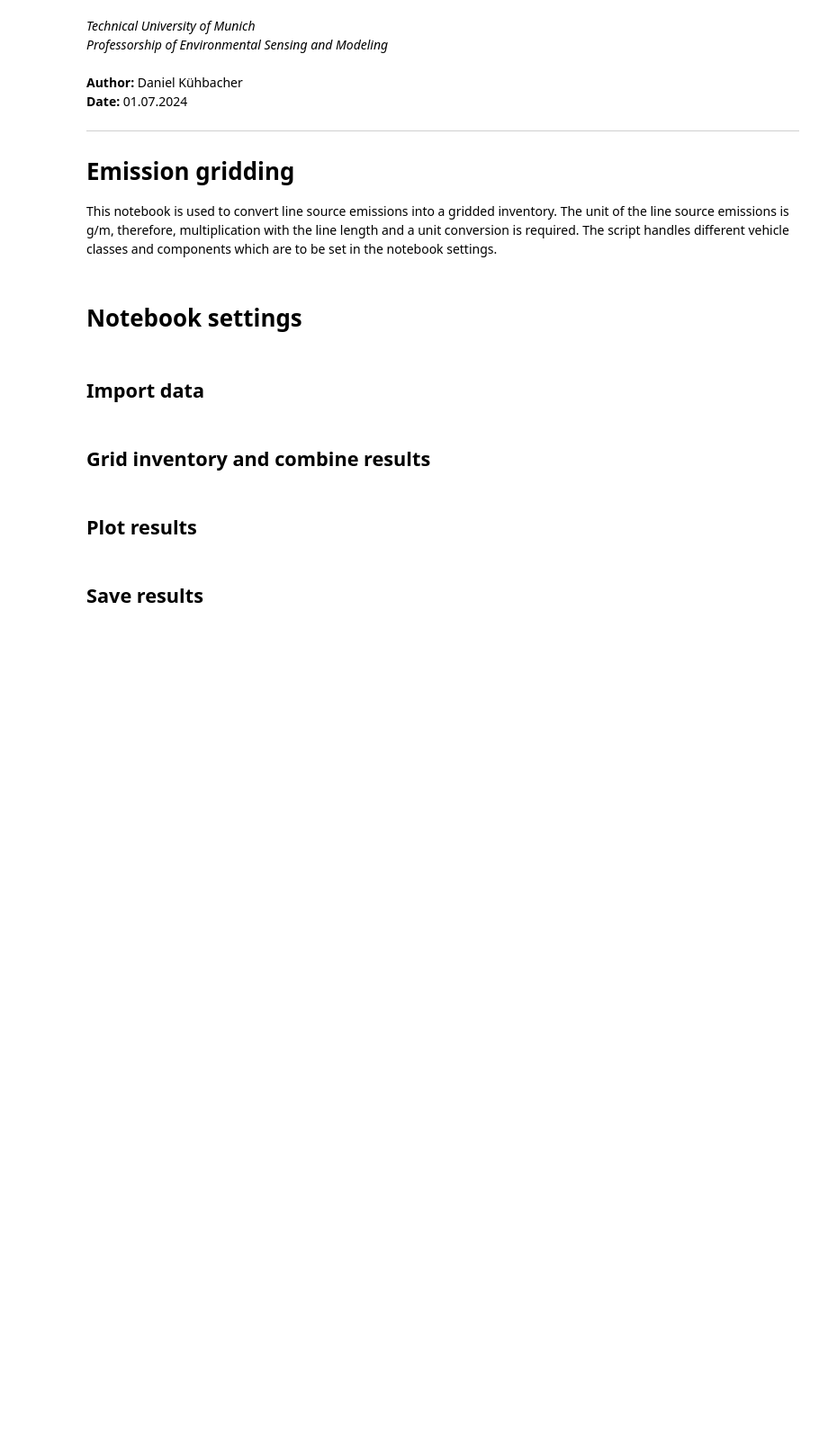
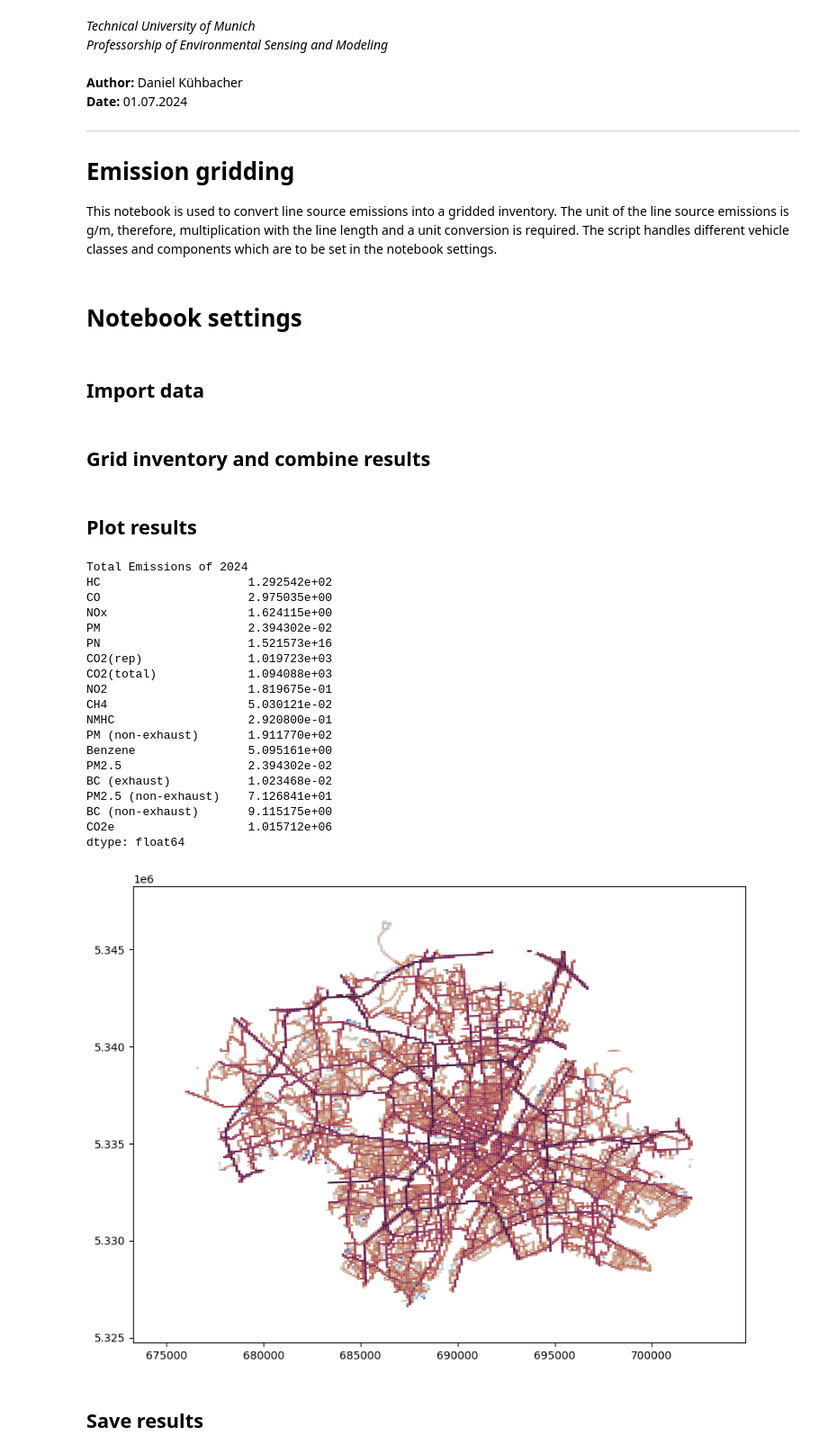
Before and after one commit to tum-esm/drive-inventory, a Jupyter notebook: notebooks/21_emission_gridding.ipynb, the cells around one changed output. Shown at 90% size. Drawn from its saved outputs; the diff is of its cells as text; code cells hidden in the pictures; blank space fills up the shorter version.

Commit message:
updated gridding

```diff
--- a/notebooks/21_emission_gridding.ipynb
+++ b/notebooks/21_emission_gridding.ipynb
@@ -68,30 +70,41 @@ em_hot = gpd.read_file(inventory_path + em_hot_filename)
 # import cold emission results
 if include_cold_start:
     em_cold = gpd.read_file(inventory_path + em_cold_filename)
+    cs_columns = em_cold.columns
+    # remove 'geometry' from columns
+    cs_components = [col for col in cs_columns if col != 'geometry']
+    cs_components = list(set([str(col).split('_')[1] for col in cs_components]))
 
 # import grid
 tno_grid = gpd.read_file(grid_file)
 # %% [markdown]
 ## Grid inventory and combine results
+# %%
+# perform gridding
+# initialize gridding object
+gridding_obj = GriddingEngine(input_grid=tno_grid, crs=em_hot.crs) # hot and cold inventory have the same crs
+
+em_hot_columns = [f'{v}_{c}' for v in vehicle_classes_hot for c in components]
+out_grid_hot = gridding_obj.overlay_grid(em_hot, value_columns= em_hot_columns, source_type='line_kilometer')
+
+if include_cold_start:
+    em_cold_columns = [f'{v}_{c}' for v in vehicle_classes_cold for c in cs_components]
+    out_grid_cold = gridding_obj.overlay_grid(em_cold, value_columns= em_cold_columns, source_type='line_kilometer')
 # %%
-# perform gridding
-# initialize gridding object
-gridding_obj = GriddingEngine(input_grid=tno_grid, crs = em_hot.crs) # hot and cold inventory have the same crs
-
-em_hot_columns = [f'{v}_{c}' for v in vehicle_classes_hot for c in components]
-out_grid_hot = gridding_obj.overlay_grid(em_hot, value_columns= em_hot_columns, source_type='line_kilometer')
-
-if include_cold_start:
-    em_cold_columns = [f'{v}_{c}' for v in vehicle_classes_cold for c in components]
-    out_grid_cold = gridding_obj.overlay_grid(em_cold, value_columns= em_cold_columns, source_type='line_kilometer')
 
 gridded_result = pd.DataFrame()
 for c in components:
-    hot_cols_to_sum = [f'{v}_{c}' for v in vehicle_classes_hot]
-    gridded_result[c] = out_grid_hot[hot_cols_to_sum].sum(axis = 1)
-    if include_cold_start:
-        cold_cols_to_sum = [f'{v}_{c}' for v in vehicle_classes_cold]
-        gridded_result[c] = out_grid_cold[cold_cols_to_sum].sum(axis = 1) + gridded_result[c]
+    try:
+        hot_cols_to_sum = [f'{v}_{c}' for v in vehicle_classes_hot]
+        gridded_result[c] = out_grid_hot[hot_cols_to_sum].sum(axis = 1)
+        try:
+            if include_cold_start:
+                cold_cols_to_sum = [f'{v}_{c}' for v in vehicle_classes_cold]
+                gridded_result[c] = out_grid_cold[cold_cols_to_sum].sum(axis = 1) + gridded_result[c]
+        except:
+            continue
+    except:
+        continue
 
     # convert emissions to kg
     gridded_result[c] = gridded_result[c]/1000
@@ -105,17 +118,38 @@ gridded_result = gpd.GeoDataFrame(data= gridded_result, geometry='geometry', crs
 # %%
 # print totals and plot results
 
-component_to_plot = 'CO2(rep)'
+component_to_plot = 'HC'
 
 # plot results
 fig, ax  = plt.subplots(figsize = (10,10), frameon=False)
 gridded_result.plot(ax= ax,
                 column= component_to_plot,
                 cmap= matplotlib.cm.get_cmap('twilight_shifted'),
                 norm= matplotlib.colors.LogNorm())
 
 print(f'Total Emissions of {year_of_interest}')
 print(gridded_result.sum(numeric_only=True)*1e-6)
+# %% [output]
+Total Emissions of 2024
+HC                     1.292542e+02
+CO                     2.975035e+00
+NOx                    1.624115e+00
+PM                     2.394302e-02
+PN                     1.521573e+16
+CO2(rep)               1.019723e+03
+CO2(total)             1.094088e+03
+NO2                    1.819675e-01
+CH4                    5.030121e-02
+NMHC                   2.920800e-01
+PM (non-exhaust)       1.911770e+02
+Benzene                5.095161e+00
+PM2.5                  2.394302e-02
+BC (exhaust)           1.023468e-02
+PM2.5 (non-exhaust)    7.126841e+01
+BC (non-exhaust)       9.115175e+00
+CO2e                   1.015712e+06
+dtype: float64
+[figure, added]
 # %% [markdown]
 ## Save results
 # %%
```
Also changed, not shown: parts of 2 cells of this notebook, 1 other file.
